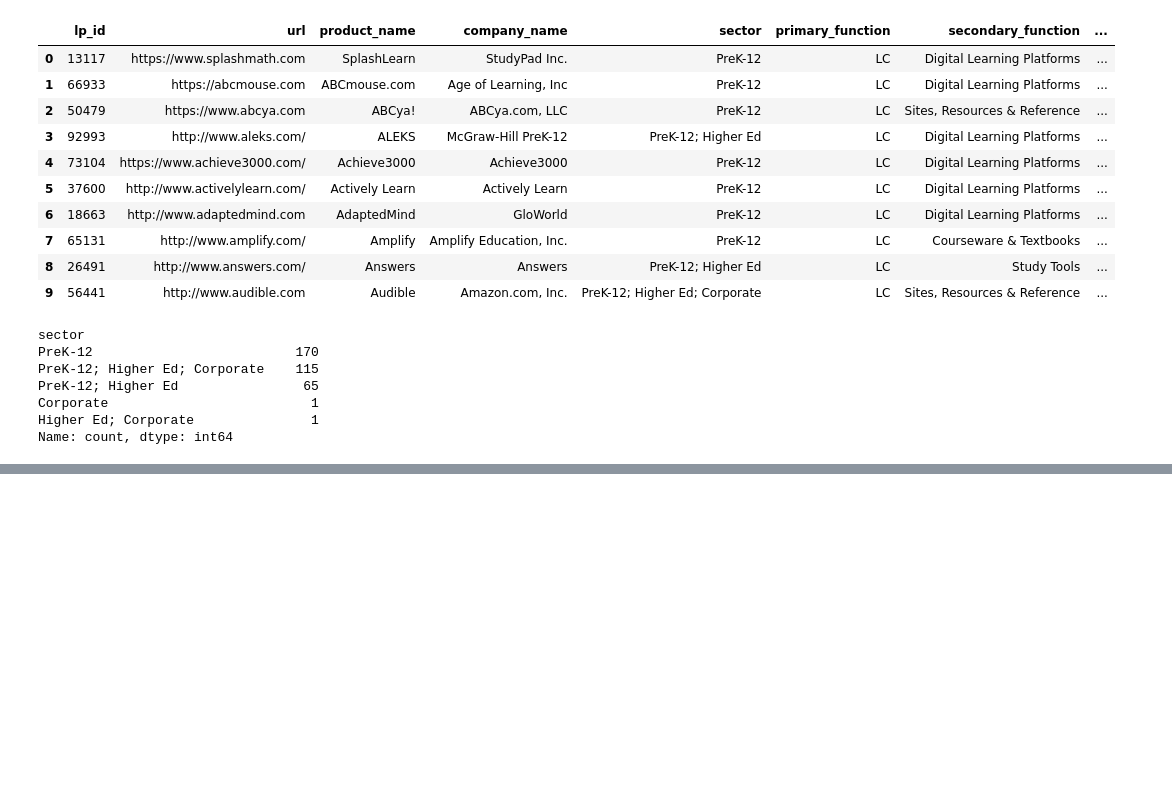
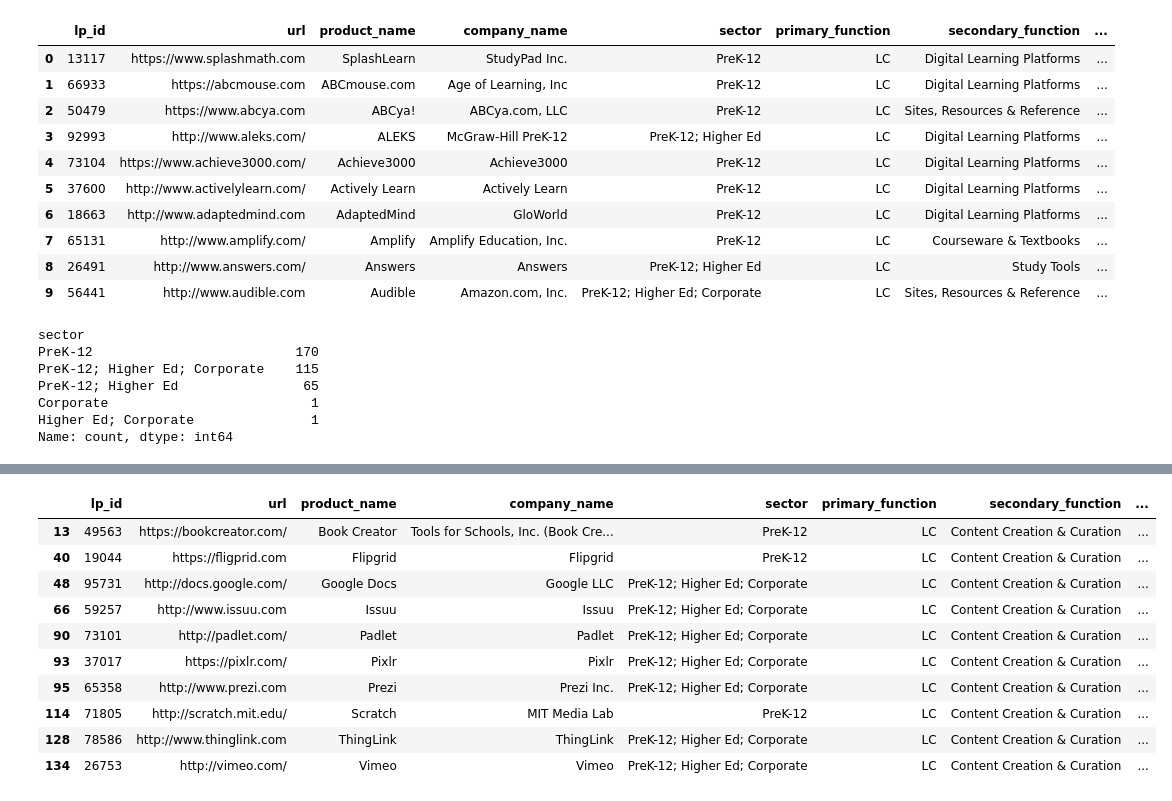
Before and after one commit to eshanprashar/covid_edtech_usage, a Jupyter notebook: code/00_eda_product_info.ipynb, the cells around one changed output, grey strips where cells are left out. Cells and saved outputs as stored; diff of their text form; code cells hidden in the pictures; blank space fills up the shorter version.

```diff
--- a/code/00_eda_product_info.ipynb
+++ b/code/00_eda_product_info.ipynb
@@ -156,0 +224,17 @@ plt.show()
+# %%
+# Products where secondary_function is Digital Learning Platforms
+function_name = 'Content Creation & Curation' # Digital Learning Platforms, Sites, Resources & Reference, Content Creation & Curation
+digital_learning_products = df_products[df_products['secondary_function'] == function_name]
+digital_learning_products.head(10)
+# %% [output]
+|  | lp_id | url | product_name | company_name | sector | primary_function | secondary_function | ... |
+| 13 | 49563 | https://bookcreator.com/ | Book Creator | Tools for Schools, Inc. (Book Cre... | PreK-12 | LC | Content Creation & Curation | ... |
+| 40 | 19044 | https://fligprid.com | Flipgrid | Flipgrid | PreK-12 | LC | Content Creation & Curation | ... |
+| 48 | 95731 | http://docs.google.com/ | Google Docs | Google LLC | PreK-12; Higher Ed; Corporate | LC | Content Creation & Curation | ... |
+| 66 | 59257 | http://www.issuu.com | Issuu | Issuu | PreK-12; Higher Ed; Corporate | LC | Content Creation & Curation | ... |
+| 90 | 73101 | http://padlet.com/ | Padlet | Padlet | PreK-12; Higher Ed; Corporate | LC | Content Creation & Curation | ... |
+| 93 | 37017 | https://pixlr.com/ | Pixlr | Pixlr | PreK-12; Higher Ed; Corporate | LC | Content Creation & Curation | ... |
+| 95 | 65358 | http://www.prezi.com | Prezi | Prezi Inc. | PreK-12; Higher Ed; Corporate | LC | Content Creation & Curation | ... |
+| 114 | 71805 | http://scratch.mit.edu/ | Scratch | MIT Media Lab | PreK-12 | LC | Content Creation & Curation | ... |
+| 128 | 78586 | http://www.thinglink.com | ThingLink | ThingLink | PreK-12; Higher Ed; Corporate | LC | Content Creation & Curation | ... |
+| 134 | 26753 | http://vimeo.com/ | Vimeo | Vimeo | PreK-12; Higher Ed; Corporate | LC | Content Creation & Curation | ... |
```
Also changed, not shown: parts of 8 cells of this notebook, 1 other file.
